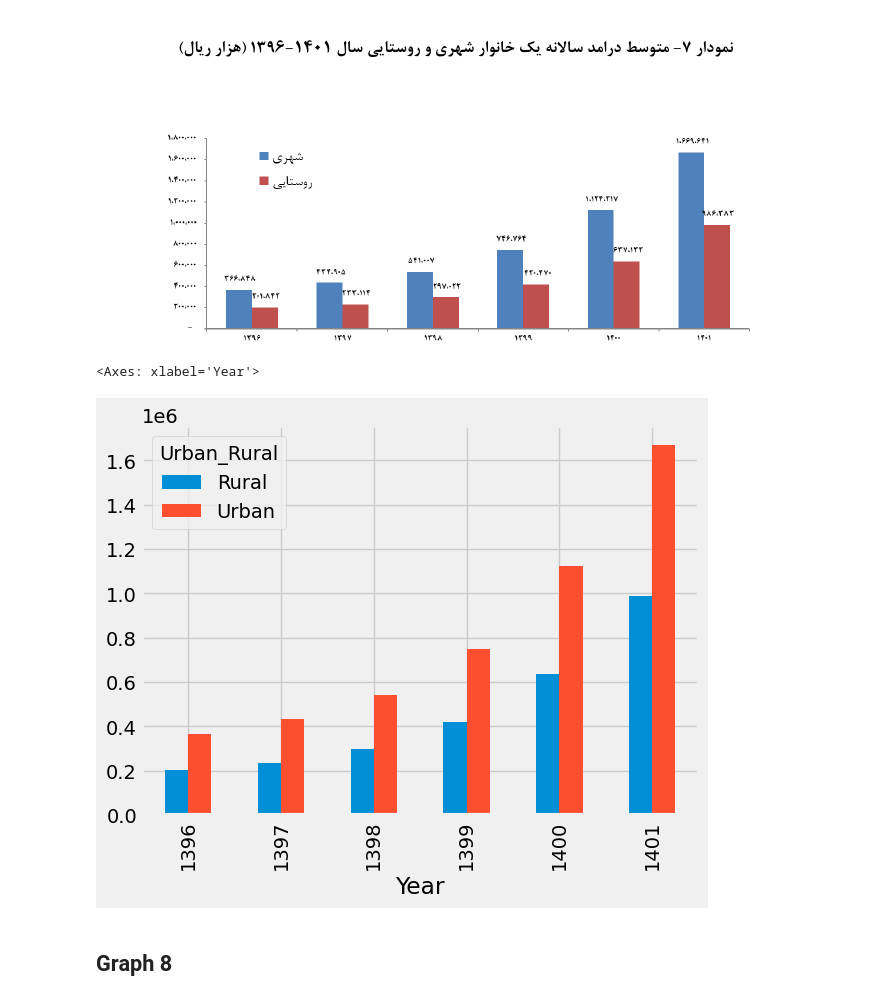
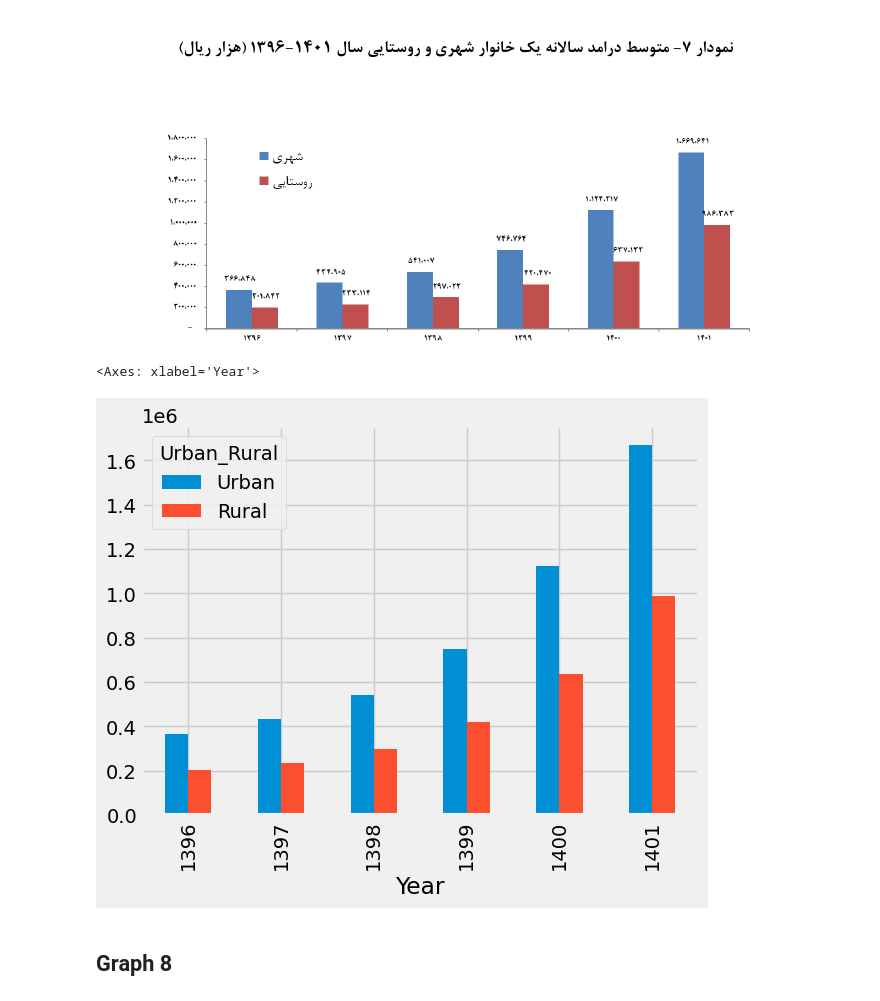
Before and after one commit to Iran-Open-Data/HBSIR_OLD, a Jupyter notebook: examples/ISC/summary_results/1401/summary-results.ipynb, the cells around one changed output. Cells and saved outputs as stored; diff of their text form; code cells hidden in the pictures.

Commit message:
Add graph 7 in 1401 results

```diff
--- a/examples/ISC/summary_results/1401/summary-results.ipynb
+++ b/examples/ISC/summary_results/1401/summary-results.ipynb
@@ -522,10 +524,10 @@ image
 # %% [output]
 [figure]
 # %%
-table.loc[:, (slice(None), "Total_Income")].droplevel(1, axis="columns").plot.bar()
+table.loc[:, (["Urban", "Rural"], "Total_Income")].droplevel(1, axis="columns").plot.bar()
 # %% [output]
 <Axes: xlabel='Year'>
-[figure, old version]
+[figure, new version]
 # %% [markdown]
 ## Graph 8
 # %%
```
Also changed, not shown: parts of 1 cell of this notebook.
